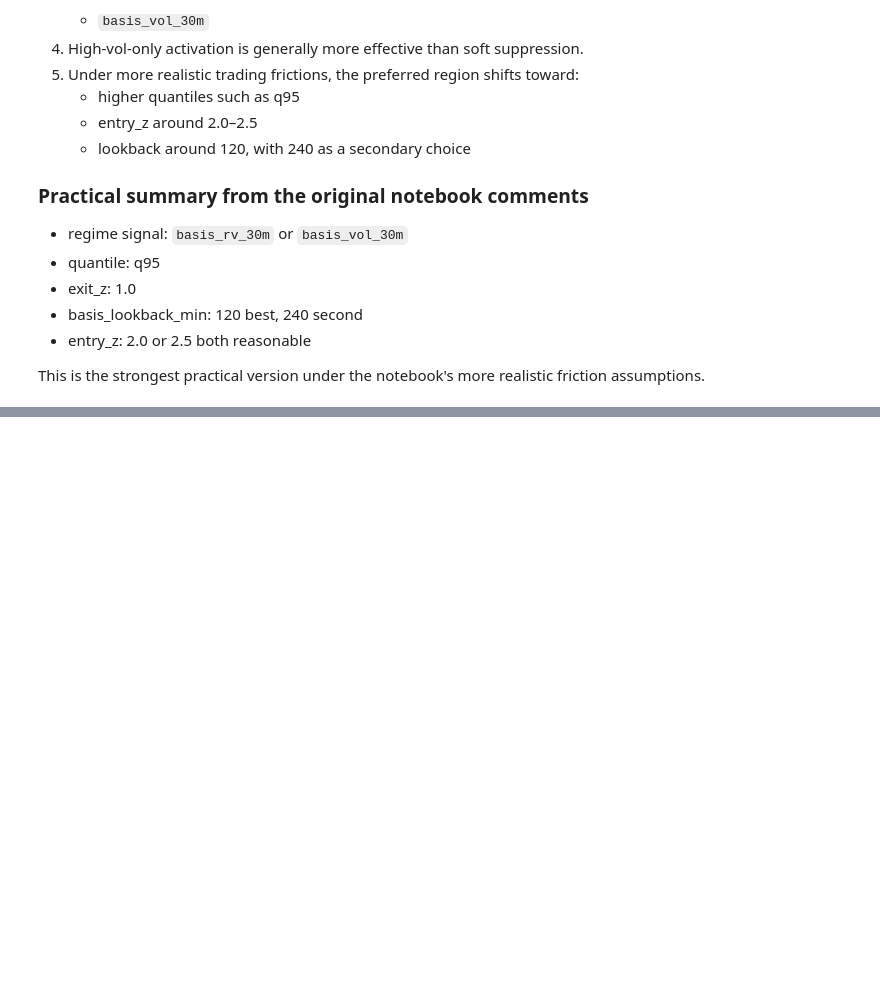
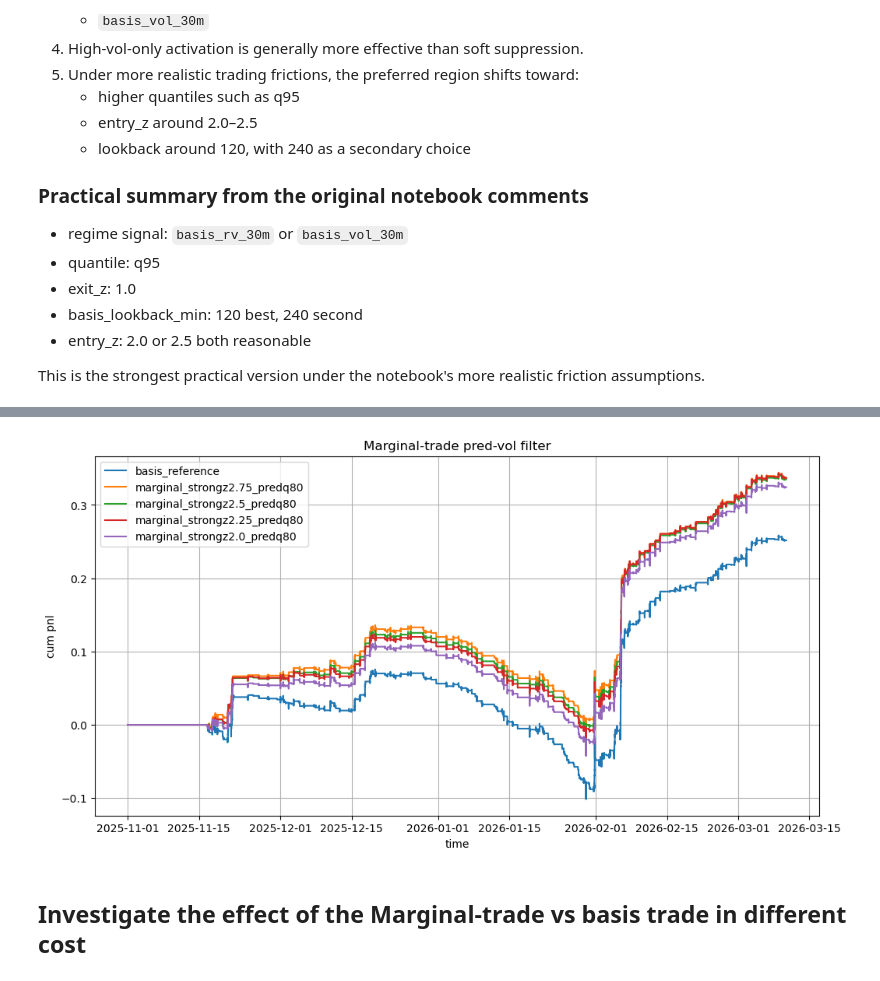
Before and after one commit to Yueluzhanhlt/Profit_strategy, a Jupyter notebook: notebook/stat_arb_experiment2_fixed.ipynb, the cells around one changed output, grey strips where cells are left out. Cells and saved outputs as stored; diff of their text form; code cells hidden in the pictures; blank space fills up the shorter version.

```diff
--- a/notebook/stat_arb_experiment2_fixed.ipynb
+++ b/notebook/stat_arb_experiment2_fixed.ipynb
@@ -2185,0 +3477,23 @@ This is the strongest practical version under the notebook's more realistic fric
+# %%
+compare_marginal = {
+    "basis_reference": bt_basis_reference,
+}
+compare_marginal.update(bt_marginal_runs)
+
+rows = []
+for name, bt in compare_marginal.items():
+    s1 = summarize_backtest(bt, freq_min=freq_min)
+    s2 = trade_stats(bt)
+    rows.append({
+        "strategy": name,
+        **s1.to_dict(),
+        **s2.to_dict(),
+    })
+
+compare_marginal_df = (
+    pd.DataFrame(rows)
+    .set_index("strategy")
+    .sort_values("sharpe", ascending=False)
+)
+
+compare_marginal_df
@@ -2185,0 +3538,15 @@ This is the strongest practical version under the notebook's more realistic fric
+# %%
+top_names = ["basis_reference"] + compare_marginal_df.head(4).index.tolist()
+top_names = list(dict.fromkeys(top_names))  # remove duplicates while preserving order
+
+plot_dict = {name: compare_marginal[name] for name in top_names}
+
+plot_cum_pnl(
+    plot_dict,
+    pnl_col="net_pnl",
+    title="Marginal-trade pred-vol filter"
+)
+# %% [output]
+[figure, added]
+# %% [markdown]
+## Investigate the effect of the Marginal-trade vs basis trade in different cost
```
Also changed, not shown: parts of 53 cells of this notebook, 5 other files.
